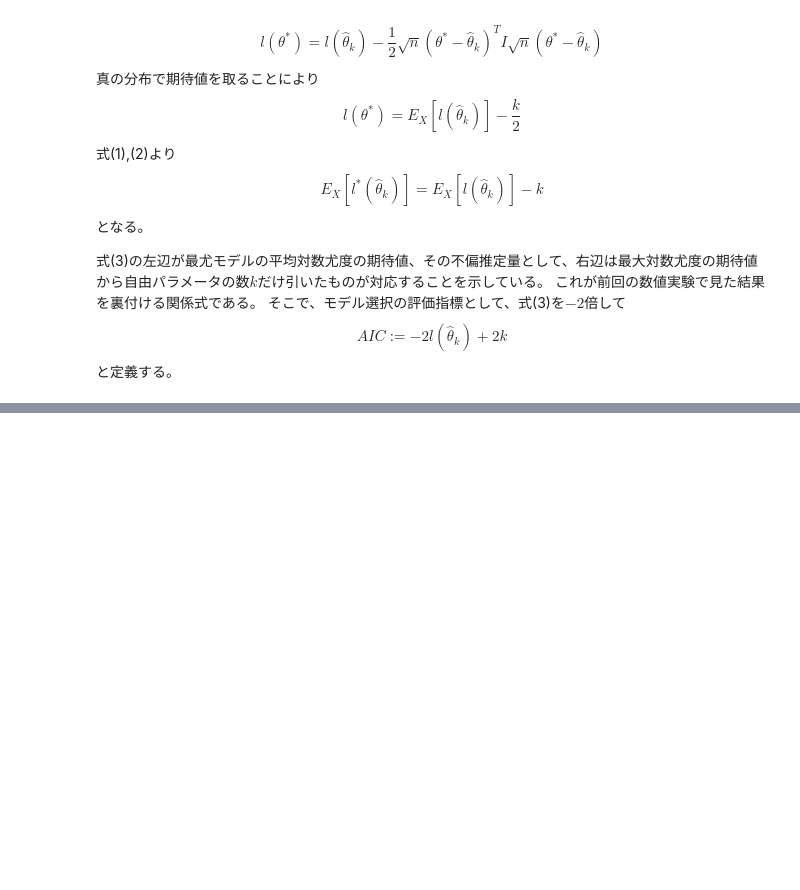
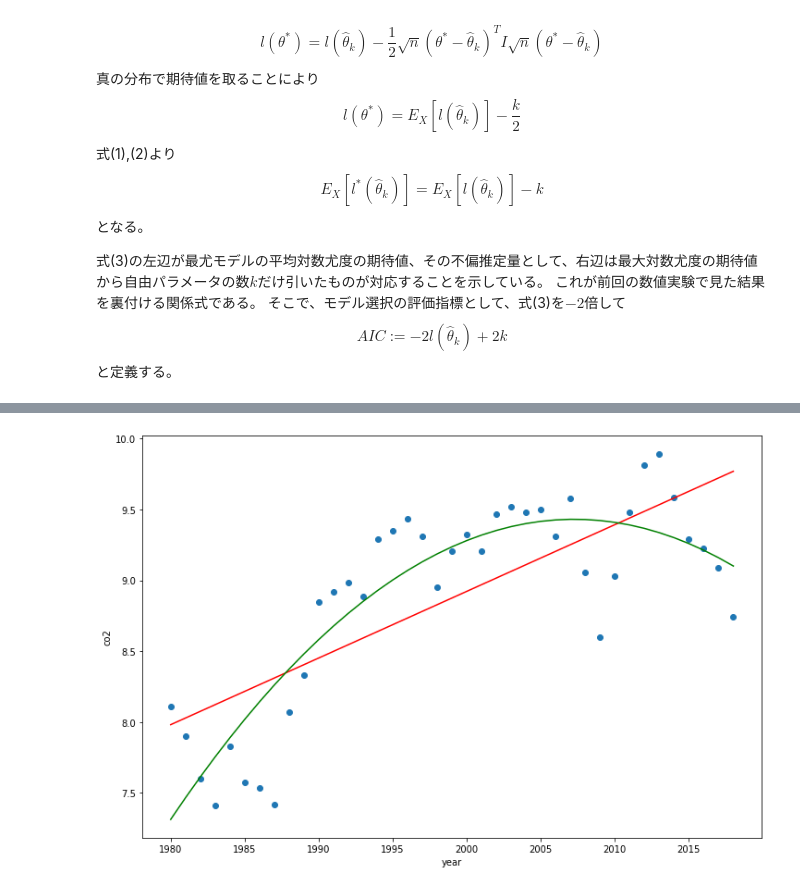
Before and after one commit to yasuhiroinoue/AppMathSci, a Jupyter notebook: 応用数理(2021_11_15).ipynb, the cells around one changed output, grey strips where cells are left out. Cells and saved outputs as stored; diff of their text form; code cells hidden in the pictures; blank space fills up the shorter version.

```diff
--- a/応用数理(2021_11_15).ipynb
+++ b/応用数理(2021_11_15).ipynb
@@ -233,3 +235,28 @@ $$
 最小二乗法で行う場合、AICは
 $$AIC = n\log{2\pi\hat\sigma^2}+n+2k\tag{3}$$
 である。モデルに対して、データ個数が変わらないので、$n\log \hat\sigma^2+2k$を比較すればよい。
+# %%
+%matplotlib inline
+import numpy as np
+import pandas as pd
+import matplotlib.pyplot as plt
+from statsmodels.graphics.api import qqplot
+import statsmodels.formula.api as smf
+
+url ='https://www.dropbox.com/s/yyym6trbcfm2csg/co2.csv?dl=1'
+df = pd.read_csv(url)
+# %%
+x = df.year
+y = df.co2
+# %%
+##
+## 最小二乗法
+## https://www.statsmodels.org/stable/index.html
+
+## 1次
+res1 = smf.ols('co2 ~ year', data=df).fit()
+print(res1.summary())
+
+## 2次
+res2 = smf.ols('co2 ~ year + np.power(year, 2)', data=df).fit()
+print(res2.summary())
@@ -235,0 +281,13 @@ $$AIC = n\log{2\pi\hat\sigma^2}+n+2k\tag{3}$$
+# %%
+b0_1, b1_1 = res1.params
+b0_2, b1_2, b2_2 = res2.params
+
+fig = plt.figure(figsize=(12, 8))
+plt.scatter(x, y)
+plt.plot(x, b0_1 + b1_1*x, 'r')
+plt.plot(x, b0_2 + b1_2*x + b2_2*x**2, 'g')
+plt.xlabel("year")
+plt.ylabel("co2")
+plt.show()
+# %% [output]
+[figure, added]
```
Also changed, not shown: parts of 4 cells of this notebook.
